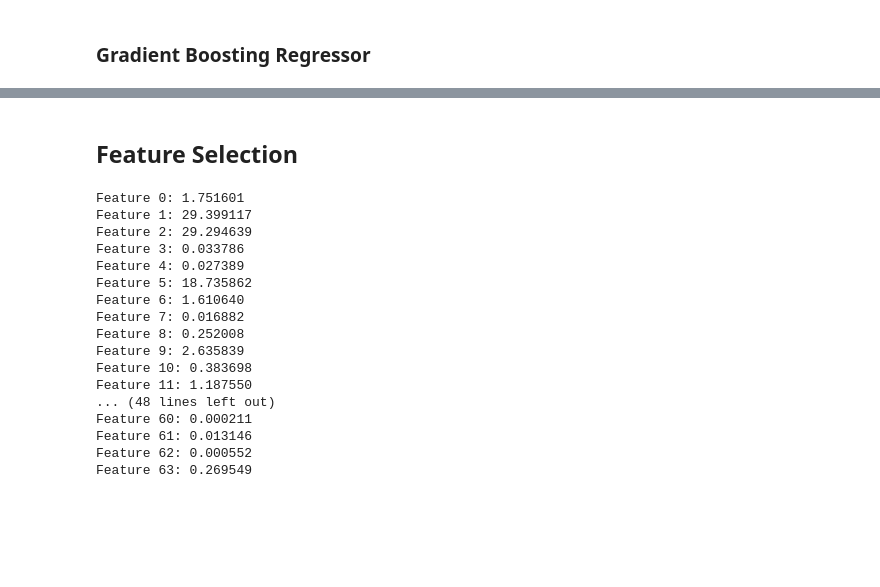
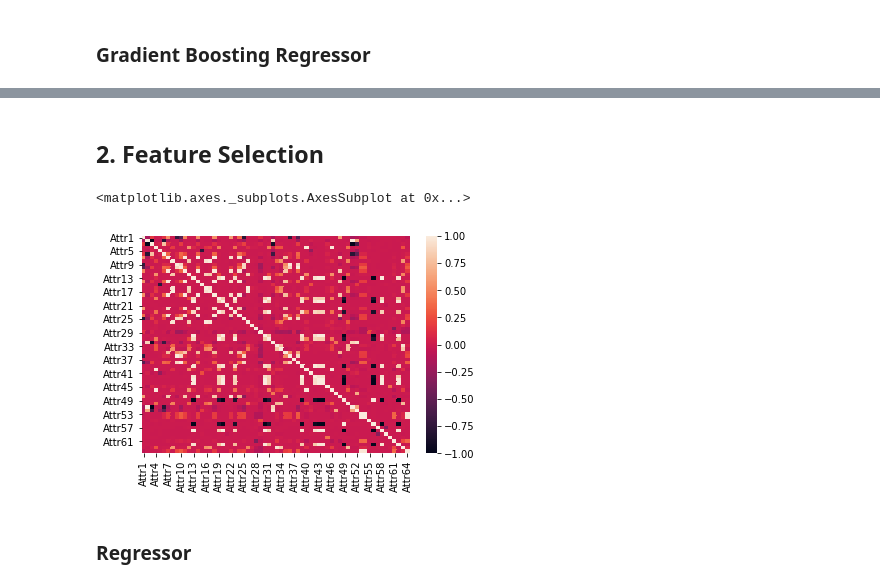
Before and after one commit to Laura9944/BankruptcyPrediction, a Jupyter notebook: Untitled.ipynb, the cells around one changed output, grey strips where cells are left out. Cells and saved outputs as stored; diff of their text form; code cells hidden in the pictures; blank space fills up the shorter version.

Commit message:
improved feature selection, added model serving

```diff
--- a/Untitled.ipynb
+++ b/Untitled.ipynb
@@ -30,2 +36,6 @@ x_test, y_test = test.iloc[:,:-1], test.iloc[:,-1]
+# %%
+df1, x1, y1, x_test1, y_test1 = load_data('data/1year.arff')
+df2, x2, y2, x_test2, y_test2 = load_data('data/2year.arff')
+df3, x3, y3, x_test3, y_test3 = load_data('data/3year.arff')
 # %% [markdown]
 ### Simple Logistic Regression
@@ -66,0 +135,27 @@ MSE:  0.023373950177935945  R2:  0.42824334572490697
+# %%
+from sklearn.ensemble import RandomForestClassifier
+
+rfc1 = RandomForestClassifier(random_state=0)
+rfc1.fit(x1, y1)
+res_1 = rfc1.predict(x_test1)
+precision_1 = precision_score(y_test1, res_1)
+accuracy_1 = accuracy_score(y_test1, res_1)
+recall_1 = recall_score(y_test1, res_1)
+
+rfc2 = RandomForestClassifier(random_state=0)
+rfc2.fit(x2, y2)
+res_2 = rfc2.predict(x_test2)
+precision_2 = precision_score(y_test2, res_2)
+accuracy_2 = accuracy_score(y_test2, res_2)
+recall_2 = recall_score(y_test2, res_2)
+
+rfc3 = RandomForestClassifier(random_state=0)
+rfc3.fit(x3, y3)
+res_3 = rfc3.predict(x_test3)
+precision_3 = precision_score(y_test3, res_3)
+accuracy_3 = accuracy_score(y_test3, res_3)
+recall_3 = recall_score(y_test3, res_3)
+
+print("Accuracy_1: ", accuracy_1, " Precision: ", precision_1, " Recall: ", recall_1)
+print("Accuracy_2: ", accuracy_2, " Precision: ", precision_2, " Recall: ", recall_2)
+print("Accuracy_3: ", accuracy_3, " Precision: ", precision_3, " Recall: ", recall_3)
@@ -96,28 +238,14 @@ NameError: name 'x' is not defined
 # %% [markdown]
-## Feature Selection
+## 2. Feature Selection
-# %%
-from sklearn.feature_selection import SelectKBest
-from sklearn.feature_selection import f_regression
-
-fs = SelectKBest(score_func=f_regression, k='all')
-fs.fit(x, y)
-for i in range(len(fs.scores_)):
-    print('Feature %d: %f' % (i, fs.scores_[i]))
-# %% [output]
-Feature 0: 1.751601
-Feature 1: 29.399117
-Feature 2: 29.294639
-Feature 3: 0.033786
-Feature 4: 0.027389
-Feature 5: 18.735862
-Feature 6: 1.610640
-Feature 7: 0.016882
-Feature 8: 0.252008
-Feature 9: 2.635839
-Feature 10: 0.383698
-Feature 11: 1.187550
-... (48 lines left out)
-Feature 60: 0.000211
-Feature 61: 0.013146
-Feature 62: 0.000552
-Feature 63: 0.269549
+# %%
+import seaborn as sns
+from sklearn.feature_selection import SelectFromModel
+
+sns.heatmap(x1.corr())
+#sns.heatmap(x2.corr())
+#sns.heatmap(x3.corr())
+# %% [output]
+<matplotlib.axes._subplots.AxesSubplot at 0x...>
+[figure, added]
+# %% [markdown]
+### Regressor
```
Also changed, not shown: parts of 28 cells of this notebook, 1 other file.
